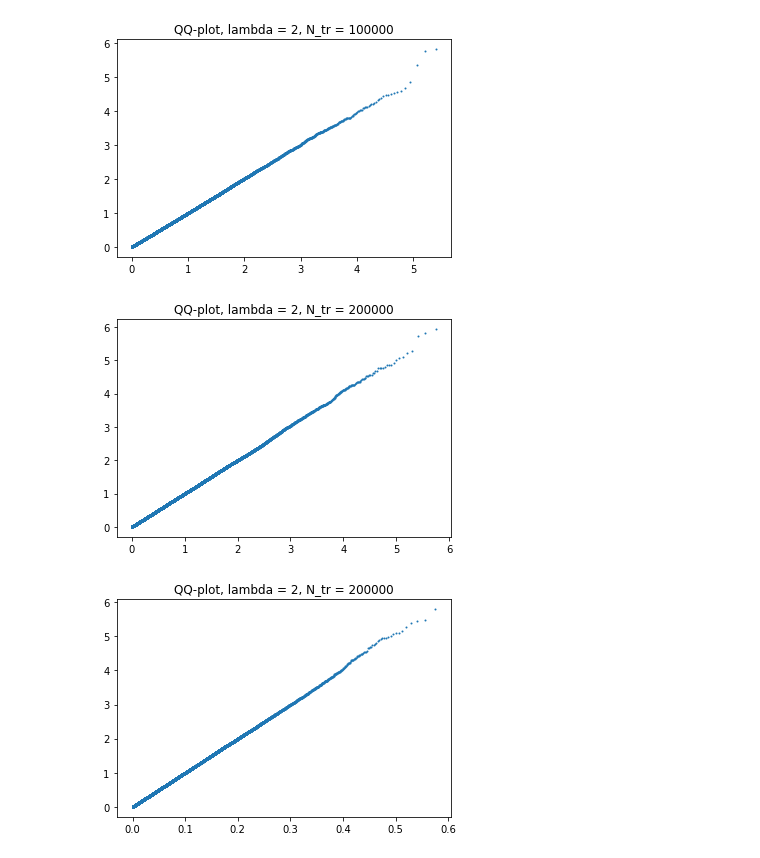
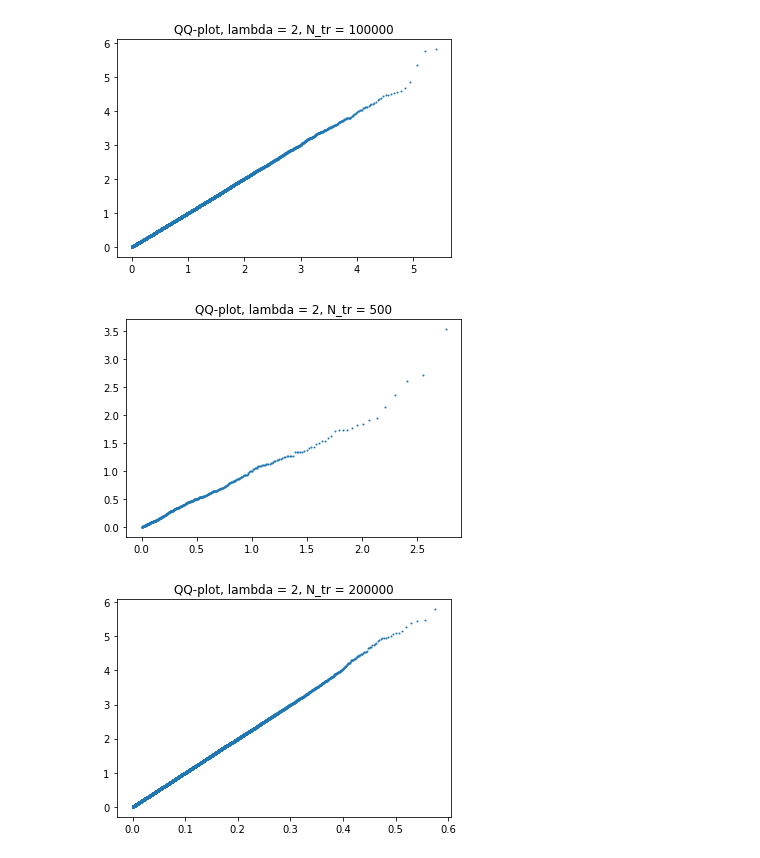
Before and after one commit to davidezanella/spe-assignments, a Jupyter notebook: Homework 2/delivery/report.ipynb, the cells around one changed output. Cells and saved outputs as stored; diff of their text form; code cells hidden in the pictures.

```diff
--- a/Homework 2/delivery/report.ipynb
+++ b/Homework 2/delivery/report.ipynb
@@ -1023,9 +1023,9 @@ execute(100000, 2, 2, True, True)
 [figure]
 [figure]
 # %%
-execute(200000, 2, 2, False, True)
+execute(500, 2, 2, False, True)
 # %% [output]
-[figure, old version]
+[figure, new version]
 # %%
 execute(200000, 2, 20, False, True)
 # %% [output]
```
